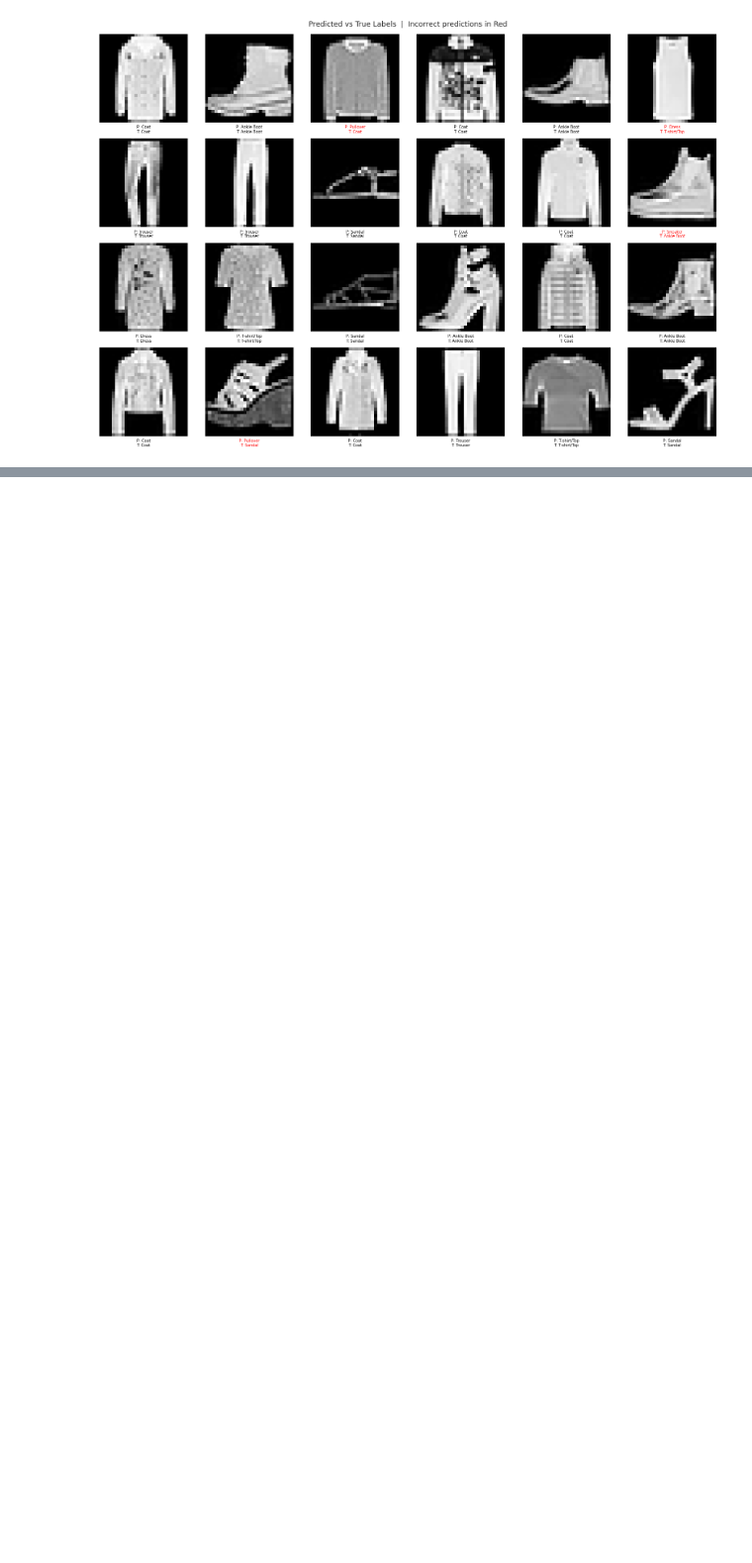
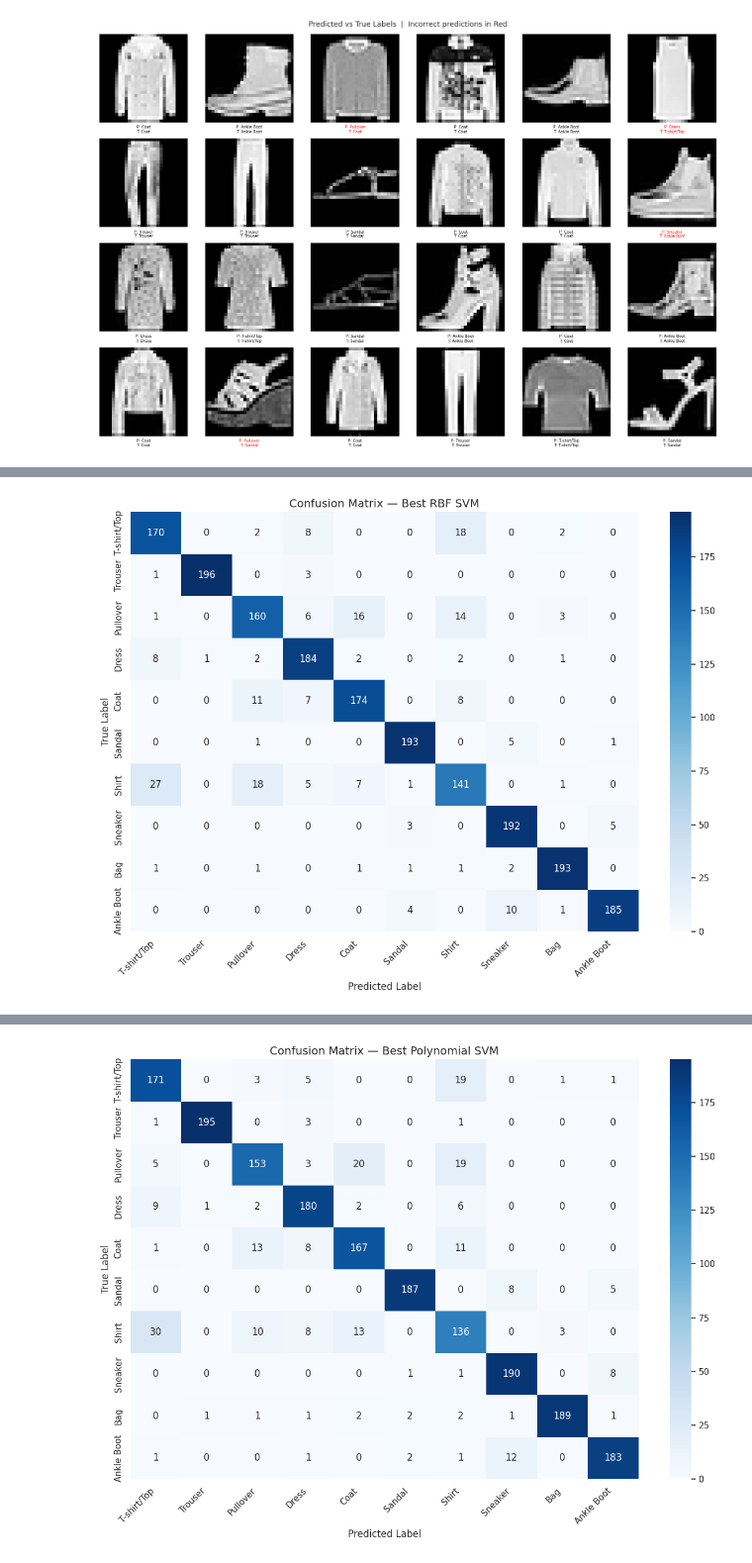
Before and after one commit to Norah-444/Machine-Learning-Project, a Jupyter notebook: FashionMNIST.ipynb, the cells around one changed output, grey strips where cells are left out. Shown at 99% size. Drawn from its saved outputs; the diff is of its cells as text; code cells hidden in the pictures; blank space fills up the shorter version.

```diff
--- a/FashionMNIST.ipynb
+++ b/FashionMNIST.ipynb
@@ -397,0 +473,70 @@ plt.show()
+# %%
+# ─────────────────────────────────────────────────────────────
+# CELL 14: Reusable Helper Functions
+# PDF requires: functions for repetitive tasks to enhance
+# code modularity and reusability
+# ─────────────────────────────────────────────────────────────
+from sklearn.metrics import accuracy_score, f1_score, classification_report, confusion_matrix
+
+def evaluate_model(model, X_test, y_test, class_names, model_name="Model"):
+    """
+    Evaluate a trained model and print accuracy, F1 score,
+    classification report, and confusion matrix heatmap.
+
+    Parameters:
+        model       : trained sklearn model or pipeline
+        X_test      : test features
+        y_test      : true labels
+        class_names : list of class name strings
+        model_name  : label shown in the output
+    """
+    y_pred   = model.predict(X_test)
+    accuracy = accuracy_score(y_test, y_pred)
+    f1       = f1_score(y_test, y_pred, average='weighted')
+
+    print(f"── {model_name} ──────────────────────────────────────")
+    print(f"  Accuracy : {'%.2f' % (accuracy * 100)}%")
+    print(f"  F1 Score : {'%.2f' % (f1 * 100)}%")
+    print(f"\nClassification Report:")
+    print(classification_report(y_test, y_pred, target_names=class_names))
+
+    # Confusion matrix
+    mat = confusion_matrix(y_test, y_pred)
+    plt.figure(figsize=(12, 9))
+    sns.heatmap(mat, annot=True, fmt='d', cmap="Blues",
+                xticklabels=class_names,
+                yticklabels=class_names)
+    plt.xlabel("Predicted Label", fontsize=12)
+    plt.ylabel("True Label",      fontsize=12)
+    plt.title(f"Confusion Matrix — {model_name}", fontsize=14)
+    plt.xticks(rotation=45, ha='right')
+    plt.tight_layout()
+    plt.show()
+
+    return accuracy, f1
+
+
+def build_svm_pipeline(kernel='rbf', n_components=100, **svc_kwargs):
+    """
+    Build a PCA + SVM pipeline.
+
+    Parameters:
+        kernel       : SVM kernel ('rbf', 'poly', 'linear')
+        n_components : number of PCA components
+        **svc_kwargs : additional SVC arguments (C, gamma, degree, etc.)
+
+    Returns:
+        sklearn Pipeline object
+    """
+    pca = PCA(n_components=n_components, whiten=True, random_state=42)
+    svc = SVC(kernel=kernel, class_weight='balanced', **svc_kwargs)
+    return make_pipeline(pca, svc)
+
+
+# ── Example: use evaluate_model() on both best models ──────
+acc_rbf,  f1_rbf  = evaluate_model(best_rbf_model,  X_test_sub,
+                                    y_test_sub, class_names, "Best RBF SVM")
+
+acc_poly, f1_poly = evaluate_model(best_poly_model, X_test_sub,
+                                    y_test_sub, class_names, "Best Polynomial SVM")
+# %% [output]
@@ -397,0 +560 @@ plt.show()
+[figure, added]
@@ -397,0 +578 @@ plt.show()
+[figure, added]
```
Also changed, not shown: parts of 3 cells of this notebook.
